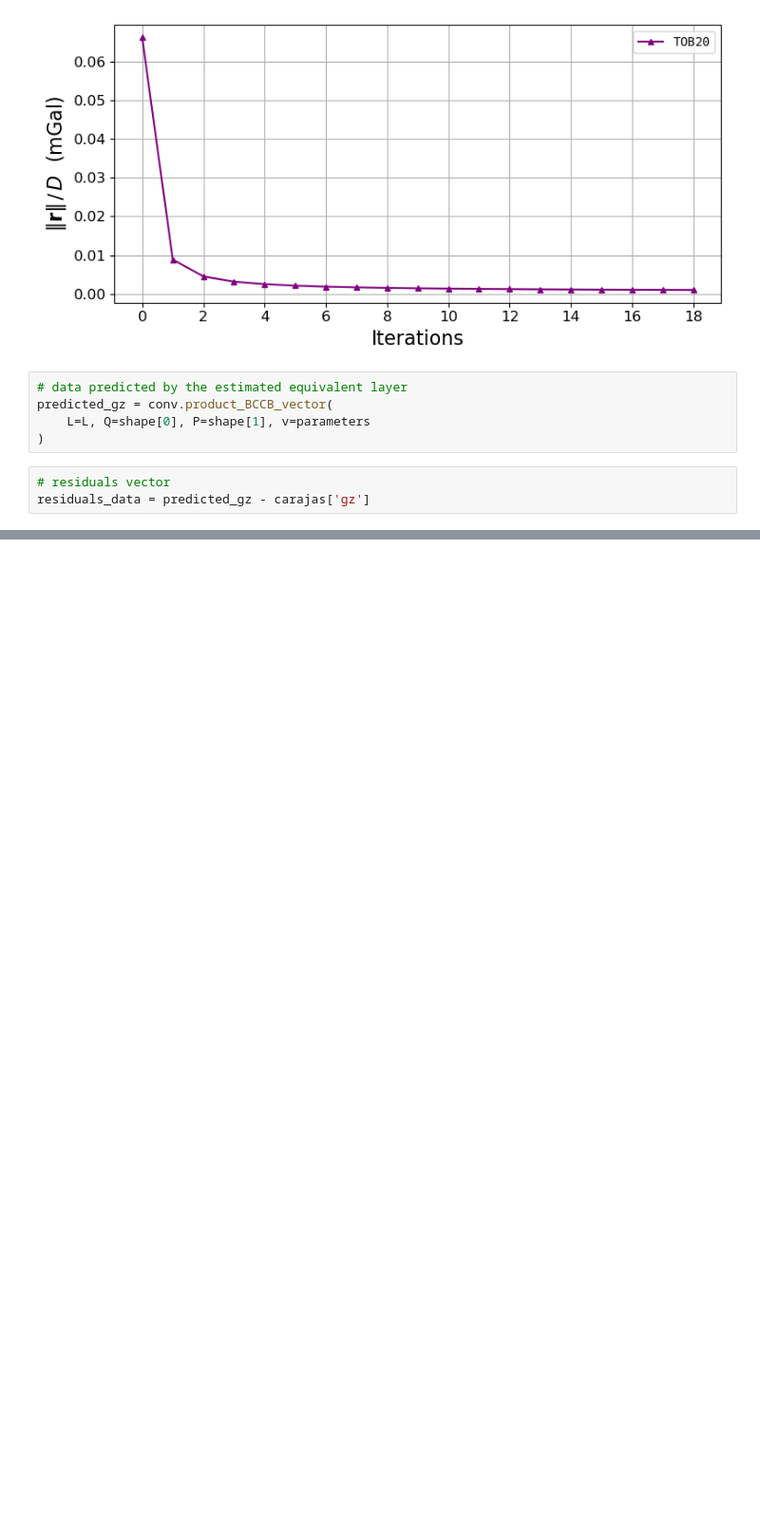
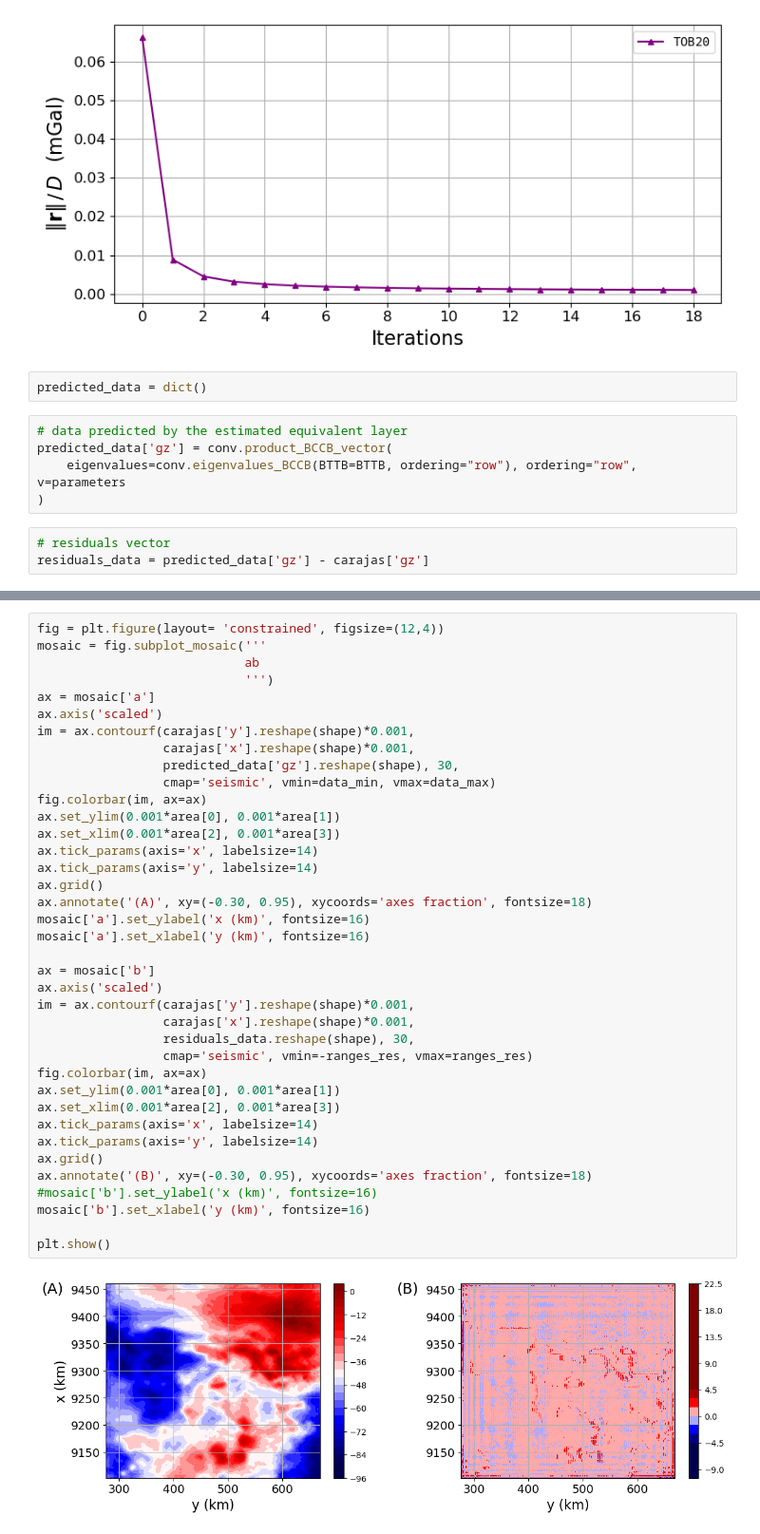
Before and after one commit to pinga-lab/eqlayer-review-computational, a Jupyter notebook: code/field_data_Carajas.ipynb, the cells around one changed output, grey strips where cells are left out. Shown at 95% size. Cells and saved outputs as stored; diff of their text form; blank space fills up the shorter version.

```diff
--- a/code/field_data_Carajas.ipynb
+++ b/code/field_data_Carajas.ipynb
@@ -142,11 +155,13 @@ plt.savefig('../manuscript/Fig/convergence_carajas.png', dpi= 300)
 plt.show()
 # %% [output]
 [figure]
+# %%
+predicted_data = dict()
 # %%
 # data predicted by the estimated equivalent layer
-predicted_gz = conv.product_BCCB_vector(
-    L=L, Q=shape[0], P=shape[1], v=parameters
+predicted_data['gz'] = conv.product_BCCB_vector(
+    eigenvalues=conv.eigenvalues_BCCB(BTTB=BTTB, ordering="row"), ordering="row", v=parameters
 )
 # %%
 # residuals vector
-residuals_data = predicted_gz - carajas['gz']
+residuals_data = predicted_data['gz'] - carajas['gz']
@@ -204,0 +173,40 @@ ranges_tensor = 0.2*np.max(ranges_tensor)
+# %%
+fig = plt.figure(layout= 'constrained', figsize=(12,4))
+mosaic = fig.subplot_mosaic('''
+                            ab
+                            ''')
+ax = mosaic['a']
+ax.axis('scaled')
+im = ax.contourf(carajas['y'].reshape(shape)*0.001,
+                 carajas['x'].reshape(shape)*0.001,
+                 predicted_data['gz'].reshape(shape), 30,
+                 cmap='seismic', vmin=data_min, vmax=data_max)
+fig.colorbar(im, ax=ax)
+ax.set_ylim(0.001*area[0], 0.001*area[1])
+ax.set_xlim(0.001*area[2], 0.001*area[3])
+ax.tick_params(axis='x', labelsize=14)
+ax.tick_params(axis='y', labelsize=14)
+ax.grid()
+ax.annotate('(A)', xy=(-0.30, 0.95), xycoords='axes fraction', fontsize=18)
+mosaic['a'].set_ylabel('x (km)', fontsize=16)
+mosaic['a'].set_xlabel('y (km)', fontsize=16)
+
+ax = mosaic['b']
+ax.axis('scaled')
+im = ax.contourf(carajas['y'].reshape(shape)*0.001,
+                 carajas['x'].reshape(shape)*0.001,
+                 residuals_data.reshape(shape), 30,
+                 cmap='seismic', vmin=-ranges_res, vmax=ranges_res)
+fig.colorbar(im, ax=ax)
+ax.set_ylim(0.001*area[0], 0.001*area[1])
+ax.set_xlim(0.001*area[2], 0.001*area[3])
+ax.tick_params(axis='x', labelsize=14)
+ax.tick_params(axis='y', labelsize=14)
+ax.grid()
+ax.annotate('(B)', xy=(-0.30, 0.95), xycoords='axes fraction', fontsize=18)
+#mosaic['b'].set_ylabel('x (km)', fontsize=16)
+mosaic['b'].set_xlabel('y (km)', fontsize=16)
+
+plt.show()
+# %% [output]
+[figure, added]
```
Also changed, not shown: parts of 35 cells of this notebook, 6 other files.
